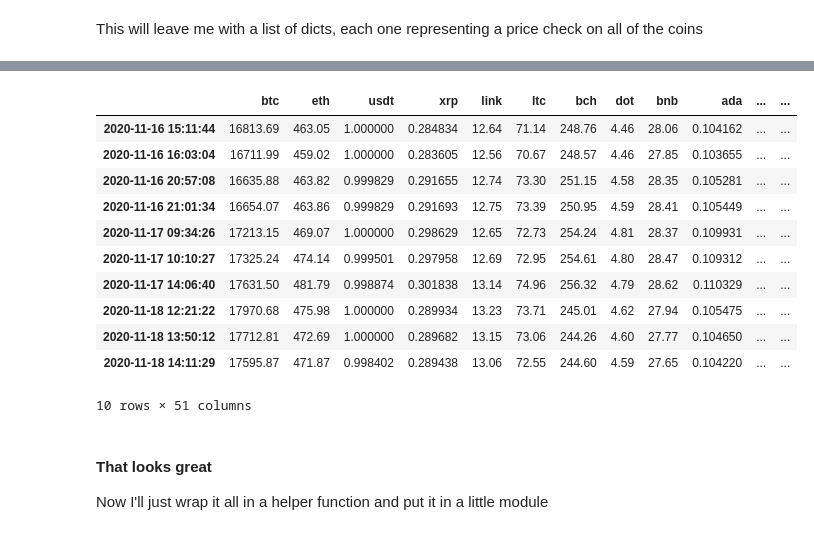
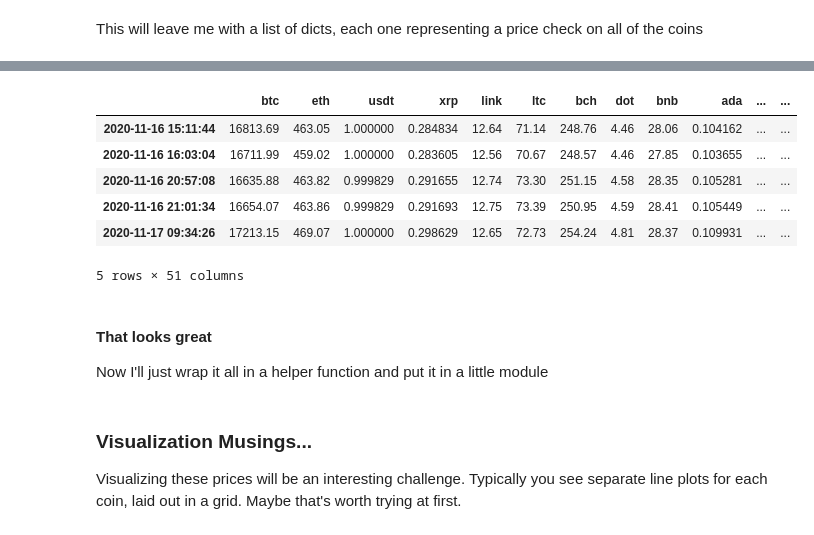
Before and after one commit to Jprebys/crypto_tracker, a Jupyter notebook: notebooks/01_data_analysis.ipynb, the cells around one changed output, grey strips where cells are left out. Drawn from its saved outputs; the diff is of its cells as text; code cells hidden in the pictures.

```diff
--- a/notebooks/01_data_analysis.ipynb
+++ b/notebooks/01_data_analysis.ipynb
@@ -50,20 +57,15 @@ dates
 data = [list(x.values())[0] for x in lines]
 # %%
 df = pd.DataFrame(data, index=dates)
-df
+df.head()
 # %% [output]
 |  | btc | eth | usdt | xrp | link | ltc | bch | dot | bnb | ada | ... | ... |
 | 2020-11-16 15:11:44 | 16813.69 | 463.05 | 1.000000 | 0.284834 | 12.64 | 71.14 | 248.76 | 4.46 | 28.06 | 0.104162 | ... | ... |
 | 2020-11-16 16:03:04 | 16711.99 | 459.02 | 1.000000 | 0.283605 | 12.56 | 70.67 | 248.57 | 4.46 | 27.85 | 0.103655 | ... | ... |
 | 2020-11-16 20:57:08 | 16635.88 | 463.82 | 0.999829 | 0.291655 | 12.74 | 73.30 | 251.15 | 4.58 | 28.35 | 0.105281 | ... | ... |
 | 2020-11-16 21:01:34 | 16654.07 | 463.86 | 0.999829 | 0.291693 | 12.75 | 73.39 | 250.95 | 4.59 | 28.41 | 0.105449 | ... | ... |
 | 2020-11-17 09:34:26 | 17213.15 | 469.07 | 1.000000 | 0.298629 | 12.65 | 72.73 | 254.24 | 4.81 | 28.37 | 0.109931 | ... | ... |
-| 2020-11-17 10:10:27 | 17325.24 | 474.14 | 0.999501 | 0.297958 | 12.69 | 72.95 | 254.61 | 4.80 | 28.47 | 0.109312 | ... | ... |
-| 2020-11-17 14:06:40 | 17631.50 | 481.79 | 0.998874 | 0.301838 | 13.14 | 74.96 | 256.32 | 4.79 | 28.62 | 0.110329 | ... | ... |
-| 2020-11-18 12:21:22 | 17970.68 | 475.98 | 1.000000 | 0.289934 | 13.23 | 73.71 | 245.01 | 4.62 | 27.94 | 0.105475 | ... | ... |
-| 2020-11-18 13:50:12 | 17712.81 | 472.69 | 1.000000 | 0.289682 | 13.15 | 73.06 | 244.26 | 4.60 | 27.77 | 0.104650 | ... | ... |
-| 2020-11-18 14:11:29 | 17595.87 | 471.87 | 0.998402 | 0.289438 | 13.06 | 72.55 | 244.60 | 4.59 | 27.65 | 0.104220 | ... | ... |
-10 rows × 51 columns
+5 rows × 51 columns
 # %% [markdown]
 #### That looks great
 
@@ -81,0 +96,4 @@ def load_data():
+# %% [markdown]
+### Visualization Musings...
+
+Visualizing these prices will be an interesting challenge. Typically you see separate line plots for each coin, laid out in a grid. Maybe that's worth trying at first.
```
Also changed, not shown: parts of 4 cells of this notebook.
